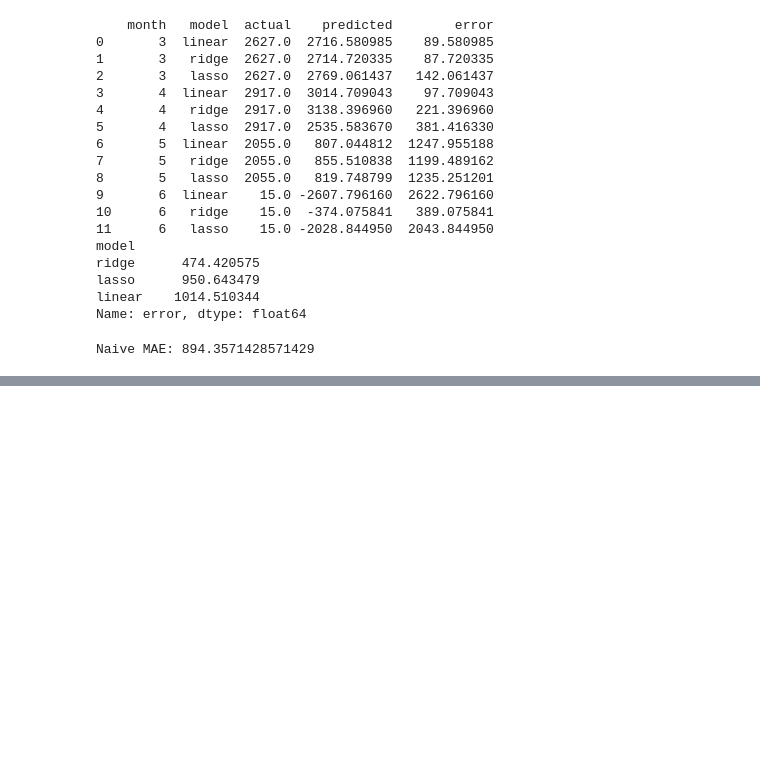
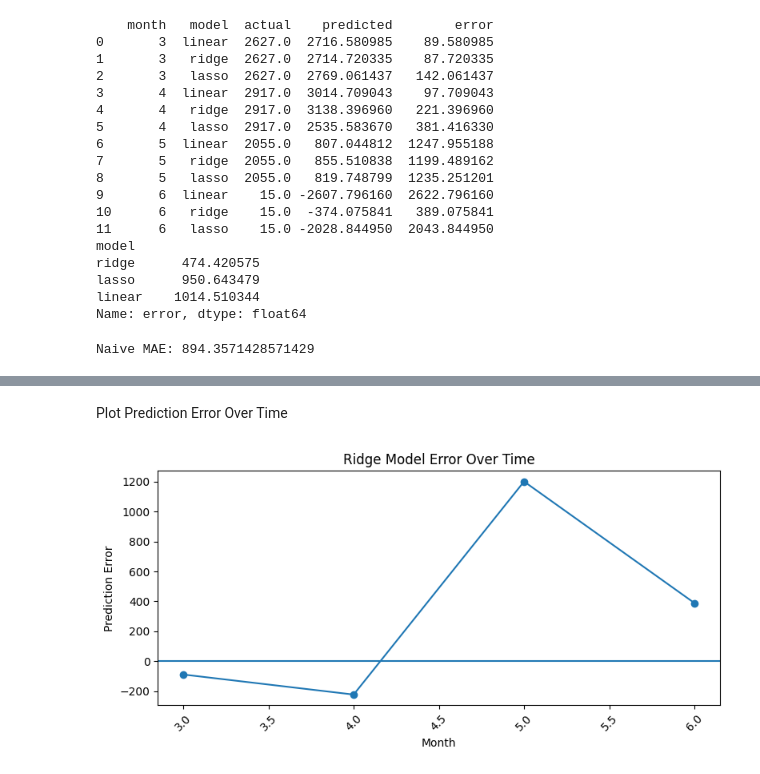
Before and after one commit to johnkristanf/expensepro-forecasting, a Jupyter notebook: notebooks/eda.ipynb, the cells around one changed output, grey strips where cells are left out. Cells and saved outputs as stored; diff of their text form; code cells hidden in the pictures; blank space fills up the shorter version.

```diff
--- a/notebooks/eda.ipynb
+++ b/notebooks/eda.ipynb
@@ -386,0 +415,15 @@ Naive MAE: 894.3571428571429
+# %% [markdown]
+Plot Prediction Error Over Time
+# %%
+plt.figure()
+plt.plot(ridge_df["month"], ridge_df["actual"] - ridge_df["predicted"], marker="o")
+plt.axhline(0)
+
+plt.xlabel("Month")
+plt.ylabel("Prediction Error")
+plt.title("Ridge Model Error Over Time")
+plt.xticks(rotation=45)
+plt.tight_layout()
+plt.show()
+# %% [output]
+[figure, added]
```
Also changed, not shown: parts of 8 cells of this notebook.
